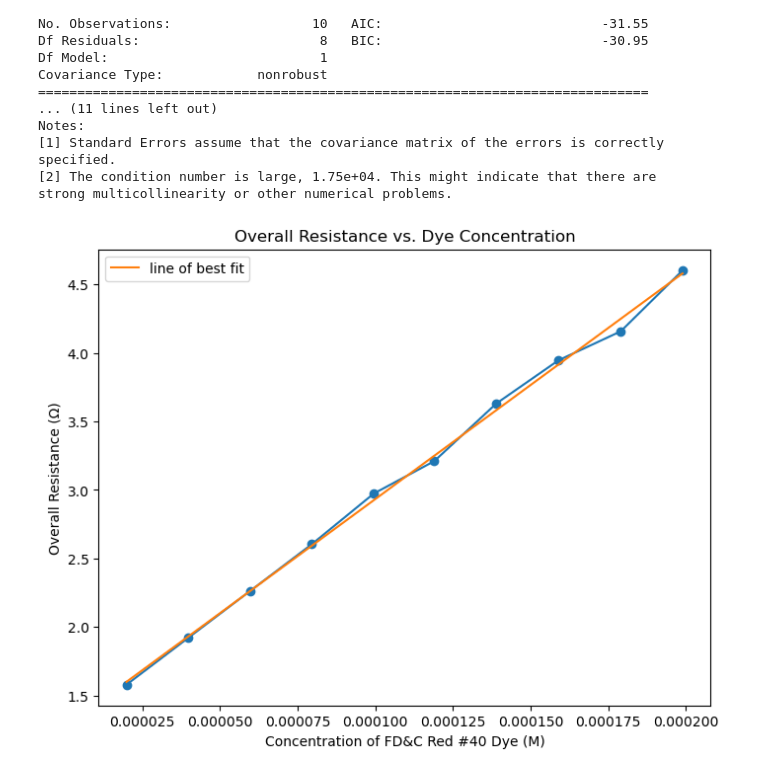
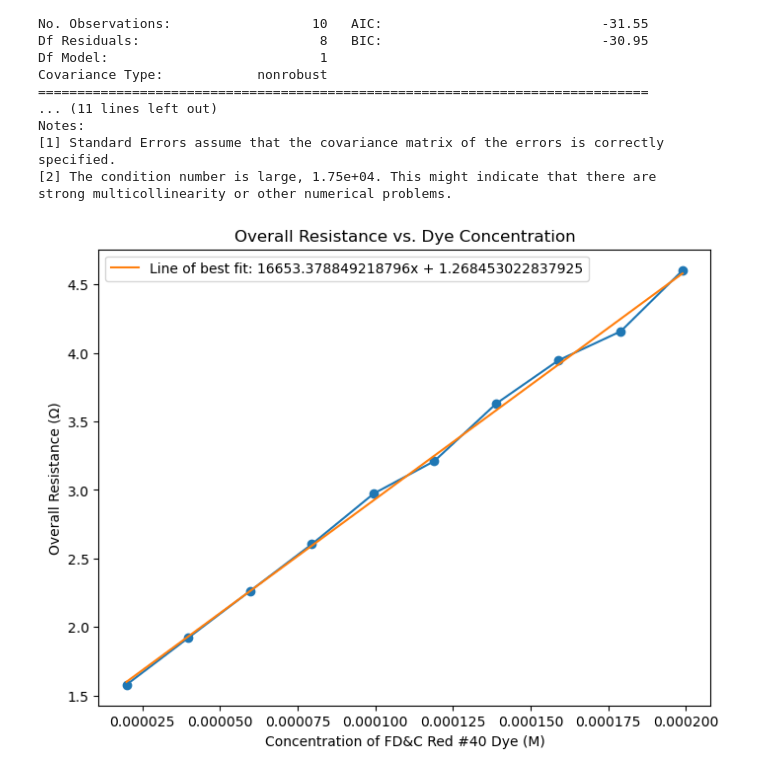
Before and after one commit to alt-rahul/regression, a Jupyter notebook: lin.ipynb, the cells around one changed output. Cells and saved outputs as stored; diff of their text form; code cells hidden in the pictures.

Commit message:
displaying the params for the best line

```diff
--- a/lin.ipynb
+++ b/lin.ipynb
@@ -53,13 +51,15 @@ X = np.arange(start=min(concentration), stop=max(concentration), step=0.000001)
 X_mod = sm.add_constant(X, prepend=False)
 Y = res.predict((X_mod))
 # %%
+bestfit = "Line of best fit: " + str(res.params[0]) + "x + " + str(res.params[1])
+
 plt.figure(figsize=(8,6))
 plt.plot(concentration, overall_resistance, marker='o', linestyle='-')
-plt.plot(X, Y, label="line of best fit")
+plt.plot(X, Y, label=bestfit)
 plt.xlabel("Concentration of FD&C Red #40 Dye (M)")
 plt.ylabel("Overall Resistance (Ω)")
 plt.title("Overall Resistance vs. Dye Concentration")
 plt.legend()
 plt.show()
 # %% [output]
-[figure, old version]
+[figure, new version]
```
Also changed, not shown: parts of 1 cell of this notebook.
